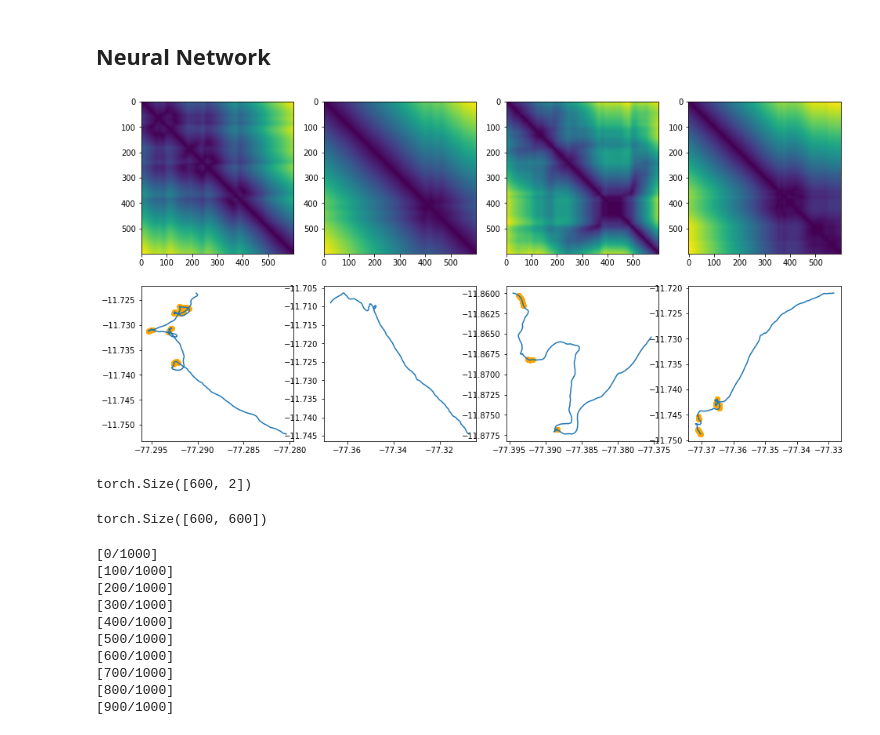
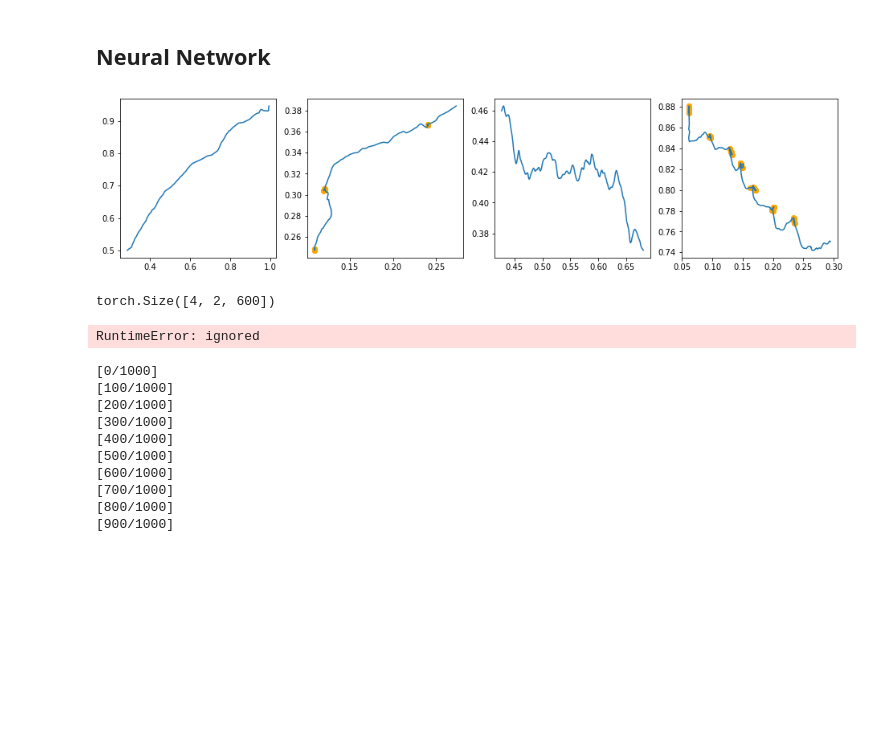
Before and after one commit to AmedeeRoy/BirdDL, a Jupyter notebook: Dive_Prediction_DeepNetwork_MatrixDistance.ipynb, the cells around one changed output. Drawn from its saved outputs; the diff is of its cells as text; code cells hidden in the pictures; blank space fills up the shorter version.

```diff
--- a/Dive_Prediction_DeepNetwork_MatrixDistance.ipynb
+++ b/Dive_Prediction_DeepNetwork_MatrixDistance.ipynb
@@ -113,7 +113,18 @@ for k in df.trip.unique():
     df_trip = df[df.trip == k]
 
     t = trip.Trip(df_trip)
+
+    # add variables
     t.add_dive(threshold)
+    t.add_step()
+    t.add_cap()
+    t.add_direction()
+    t.df['cos_cap'] = np.cos(t.df.cap)
+    t.df['sin_cap'] = np.sin(t.df.cap)
+
+    # standardized trajectories
+    t.standardize(('step', 'direction'))
+    t.standardize_minmax(('lon', 'lat'))
 
     trajs.append(t.df)
 
@@ -205,31 +220,30 @@ class Sampler:
 # %%
 # Hyperparameters
 epoch_input = 600
 epoch_output = 60
 batch_size = 4
 learning_rate = 0.01
+input_var = ('lon_std_mm', 'lat_std_mm') # , 'step_std', 'direction_std', 'cos_cap', 'sin_cap')
 
-train = Sampler(train_trajs, epoch_input, epoch_output, batch_size)
-test = Sampler(test_trajs, epoch_input, epoch_output, batch_size)
+train = Sampler(train_trajs, epoch_input, epoch_output, batch_size, input_var)
+test = Sampler(test_trajs, epoch_input, epoch_output, batch_size, input_var)
+
+
+(x, y) = train.sample()
 
 plt.figure(figsize=(16, 8))
+for i in range(batch_size):
+    lon = x.numpy()[i][0]
+    lat = x.numpy()[i][1]
 
-for i in range(batch_size):
-    (x, y, z) = train.sample_one()
+    real = y.numpy()[i]
+    real = [real[i] for i in range(len(real)) for k in range(10) ]
 
-    yy = [y[i] for i in range(len(y)) for k in range(10) ]
-    # yy = y
+    plt.subplot(2, 4, i+1)
 
-    plt.subplot(2, 4, 1+i)
-    plt.imshow(x)
 
-    plt.subplot(2, 4, 5+i)
-    plt.plot(z[:,0], z[:,1])
-    plt.scatter(z[np.where(yy),0], z[np.where(yy),1], c='orange')
+    plt.subplot(2, 4, i+5)
+    plt.plot(lon, lat)
+    plt.scatter(lon[np.where(real)], lat[np.where(real)], c='orange')
 # %% [output]
-[figure, old version]
+[figure, new version]
-# %%
-xx = torch.FloatTensor(z)
-xx.size()
-# %% [output]
-torch.Size([600, 2])
@@ -258,7 +250,11 @@ def pairwise_distances(x, y=None):
+# %%
+x.size()
+# %% [output]
+torch.Size([4, 2, 600])
 # %%
-pairwise_distances(xx).size()
+pairwise_distances(x).size()
 # %% [output]
-torch.Size([600, 600])
+RuntimeError: ignored
 # %%
 ### DATALOADER
 nb_test = 1000
```
Also changed, not shown: parts of 3 cells of this notebook.
